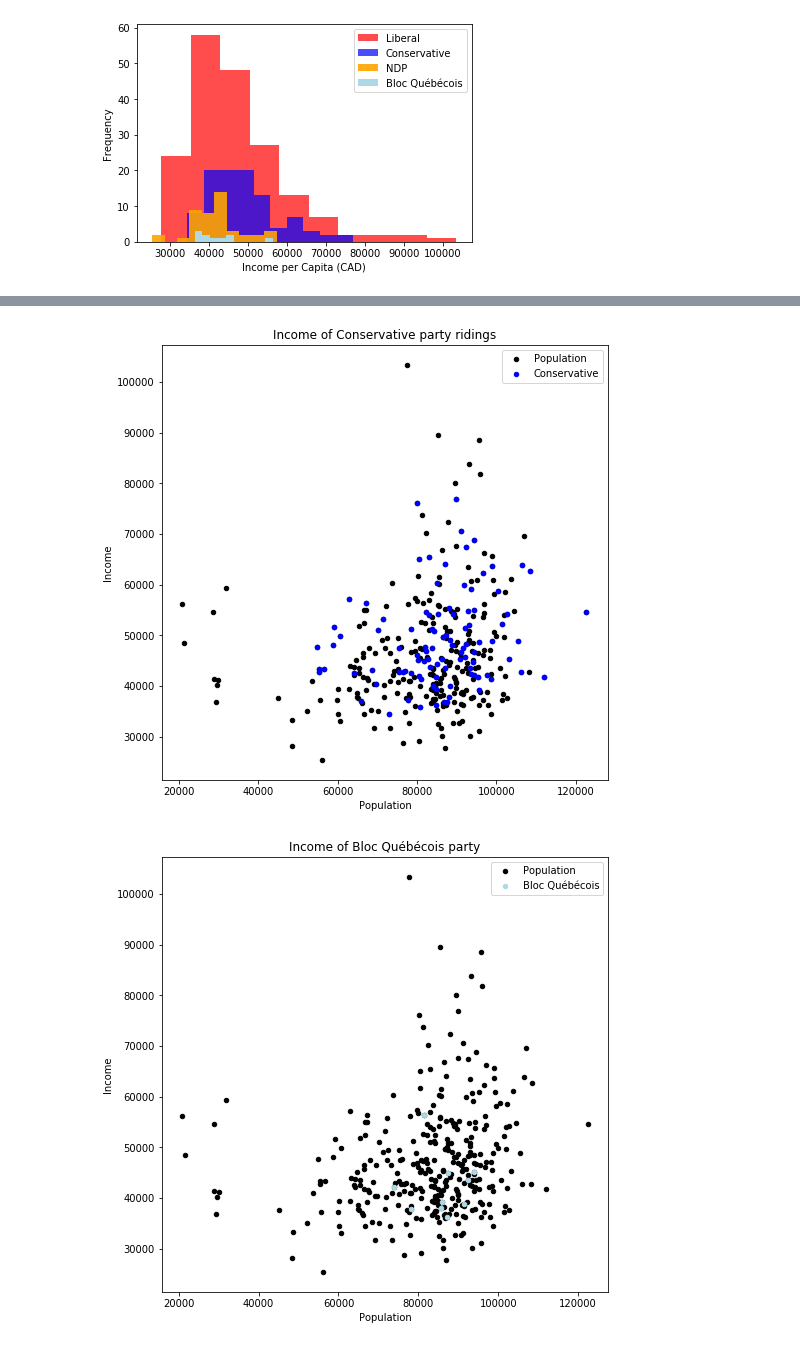
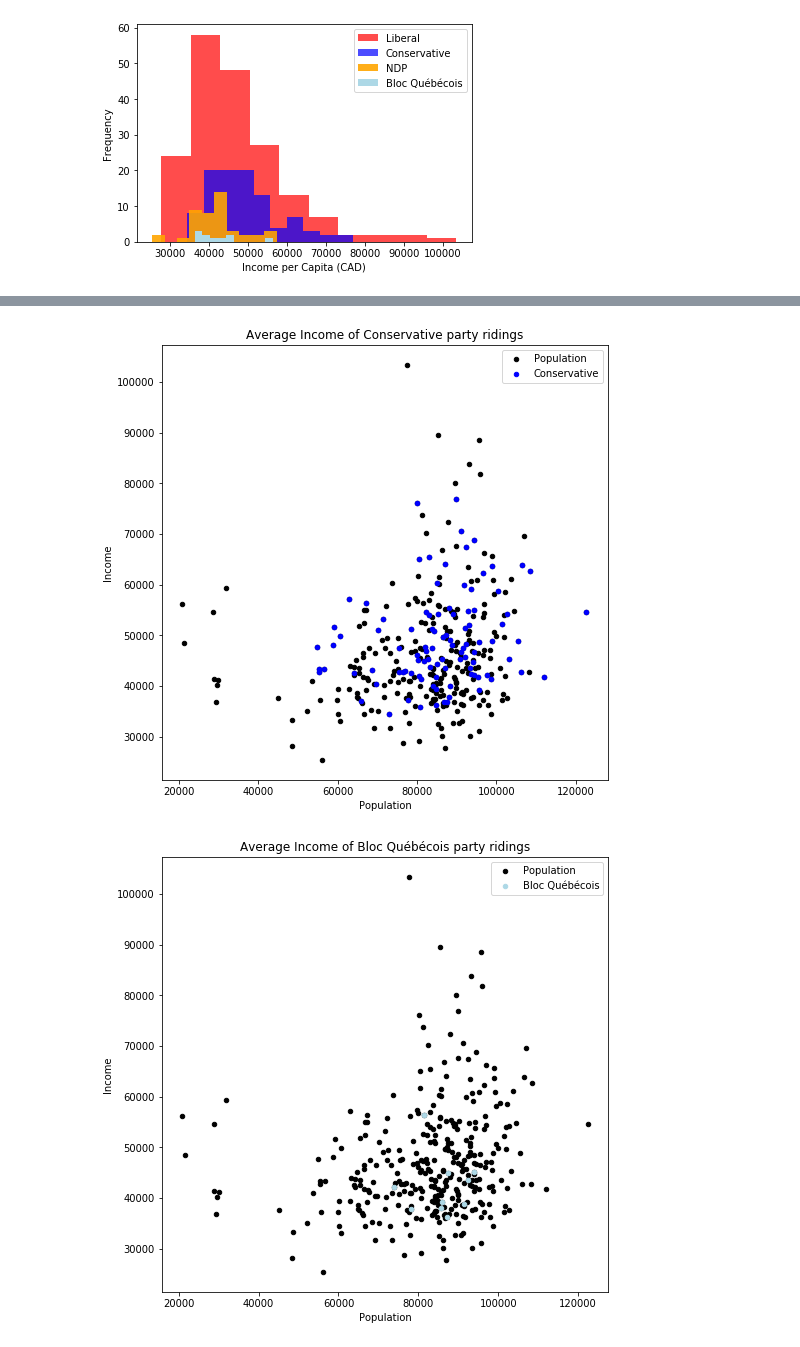
Before and after one commit to bsmirnov12/ABDS-Project-1, a Jupyter notebook: plots.ipynb, the cells around one changed output, grey strips where cells are left out. Drawn from its saved outputs; the diff is of its cells as text; code cells hidden in the pictures.

Commit message:
commit PP
powerpoint plots

```diff
--- a/plots.ipynb
+++ b/plots.ipynb
@@ -222,6 +224,6 @@ plt.show()
 # %%
 ax3=gender_votes_df.plot(kind='scatter', x='total population', y='income per capita', label='Population', color='black', grid=True, figsize=(8,8),
-              title=f'Income of Conservative party ridings')
+              title=f'Average Income of Conservative party ridings')
 conservative_df.plot(kind='scatter', x='total population', y='income per capita',
         color='blue', label='Conservative', ax=ax3)
 plt.savefig("./plots_img/conservative.png", transparent=True)
@@ -229,15 +231,15 @@ plt.xlabel("Population")
 plt.ylabel("Income")
 plt.show()
 # %% [output]
-[figure, old version]
+[figure, new version]
 # %%
 ax4=gender_votes_df.plot(kind='scatter', x='total population', y='income per capita', label='Population', color='black', grid=True, figsize=(8,8),
-              title=f'Income of Bloc Québécois party')
+              title=f'Average Income of Bloc Québécois party ridings')
 bloc_df.plot(kind='scatter', x='total population', y='income per capita',
         color='lightblue', label='Bloc Québécois', ax=ax4)
 plt.savefig("./plots_img/bloc.png", transparent=True)
 plt.xlabel("Population")
 plt.ylabel("Income")
 plt.show()
 # %% [output]
-[figure, old version]
+[figure, new version]
```
Also changed, not shown: parts of 6 cells of this notebook, 9 other files.
